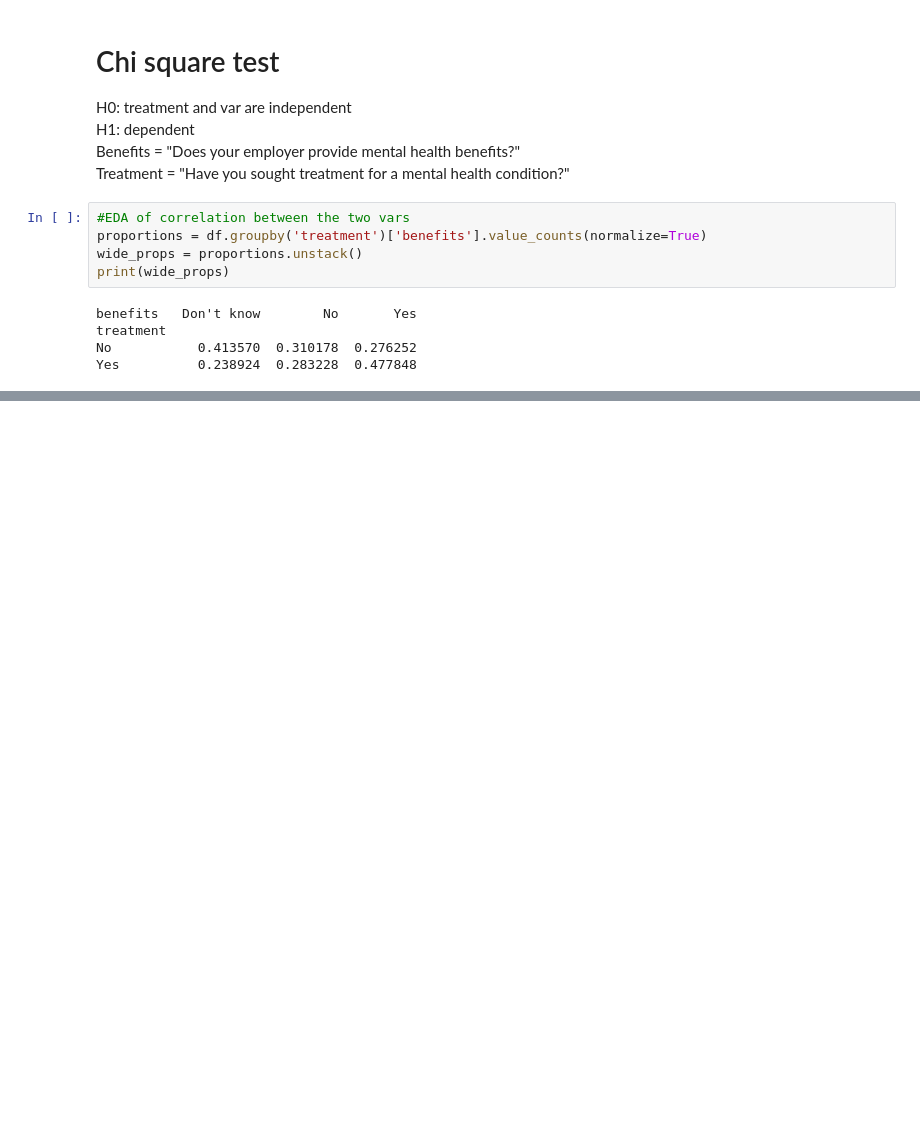
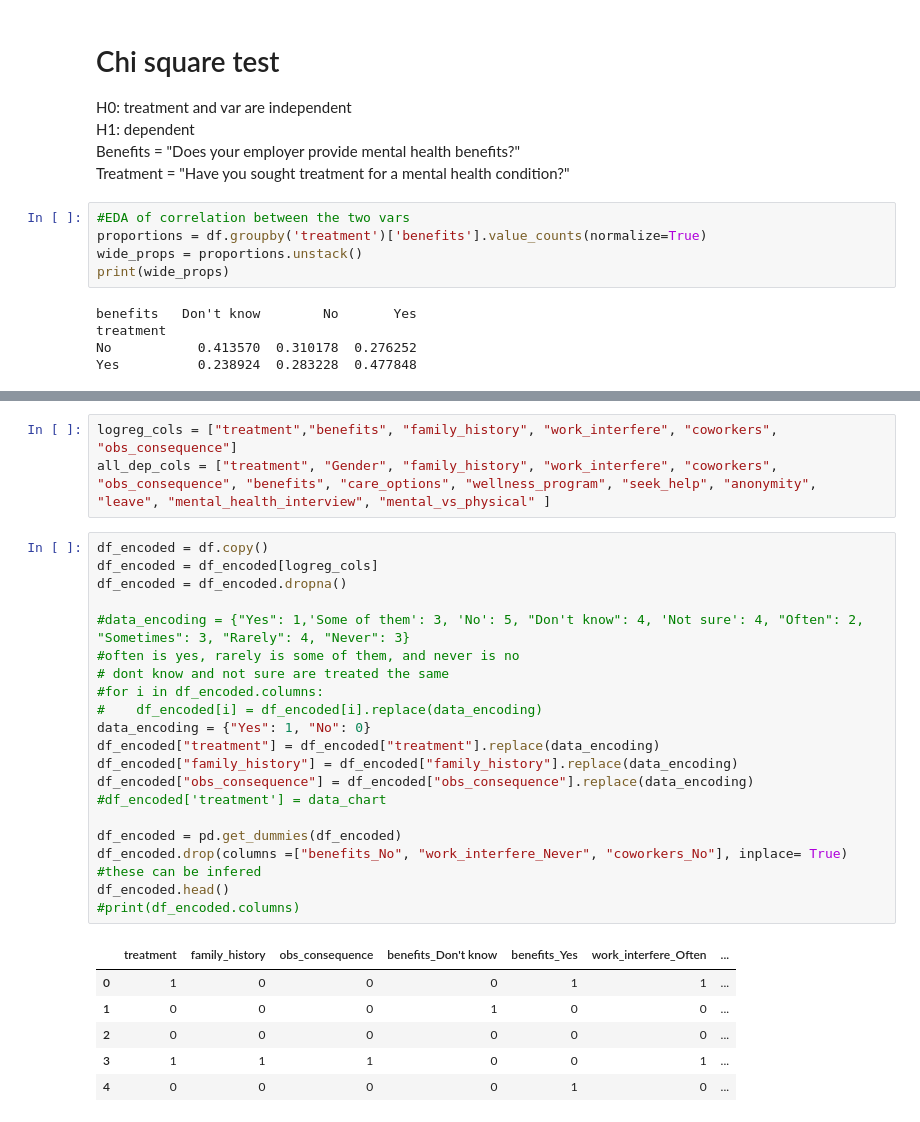
Before and after one commit to moniqueabu/data_science_final_project, a Jupyter notebook: project.ipynb, the cells around one changed output, grey strips where cells are left out. Cells and saved outputs as stored; diff of their text form; blank space fills up the shorter version.

```diff
--- a/project.ipynb
+++ b/project.ipynb
@@ -235,0 +280,30 @@ Reject null: dependent
+# %%
+logreg_cols = ["treatment","benefits", "family_history", "work_interfere", "coworkers", "obs_consequence"]
+all_dep_cols = ["treatment", "Gender", "family_history", "work_interfere", "coworkers", "obs_consequence", "benefits", "care_options", "wellness_program", "seek_help", "anonymity", "leave", "mental_health_interview", "mental_vs_physical" ]
+# %%
+df_encoded = df.copy()
+df_encoded = df_encoded[logreg_cols]
+df_encoded = df_encoded.dropna()
+
+#data_encoding = {"Yes": 1,'Some of them': 3, 'No': 5, "Don't know": 4, 'Not sure': 4, "Often": 2, "Sometimes": 3, "Rarely": 4, "Never": 3}
+#often is yes, rarely is some of them, and never is no
+# dont know and not sure are treated the same
+#for i in df_encoded.columns:
+#    df_encoded[i] = df_encoded[i].replace(data_encoding)
+data_encoding = {"Yes": 1, "No": 0}
+df_encoded["treatment"] = df_encoded["treatment"].replace(data_encoding)
+df_encoded["family_history"] = df_encoded["family_history"].replace(data_encoding)
+df_encoded["obs_consequence"] = df_encoded["obs_consequence"].replace(data_encoding)
+#df_encoded['treatment'] = data_chart
+
+df_encoded = pd.get_dummies(df_encoded)
+df_encoded.drop(columns =["benefits_No", "work_interfere_Never", "coworkers_No"], inplace= True) #these can be infered
+df_encoded.head()
+#print(df_encoded.columns)
+# %% [output]
+|  | treatment | family_history | obs_consequence | benefits_Don't know | benefits_Yes | work_interfere_Often | ... |
+| 0 | 1 | 0 | 0 | 0 | 1 | 1 | ... |
+| 1 | 0 | 0 | 0 | 1 | 0 | 0 | ... |
+| 2 | 0 | 0 | 0 | 0 | 0 | 0 | ... |
+| 3 | 1 | 1 | 1 | 0 | 0 | 1 | ... |
+| 4 | 0 | 0 | 0 | 0 | 1 | 0 | ... |
```
Also changed, not shown: parts of 22 cells of this notebook.
